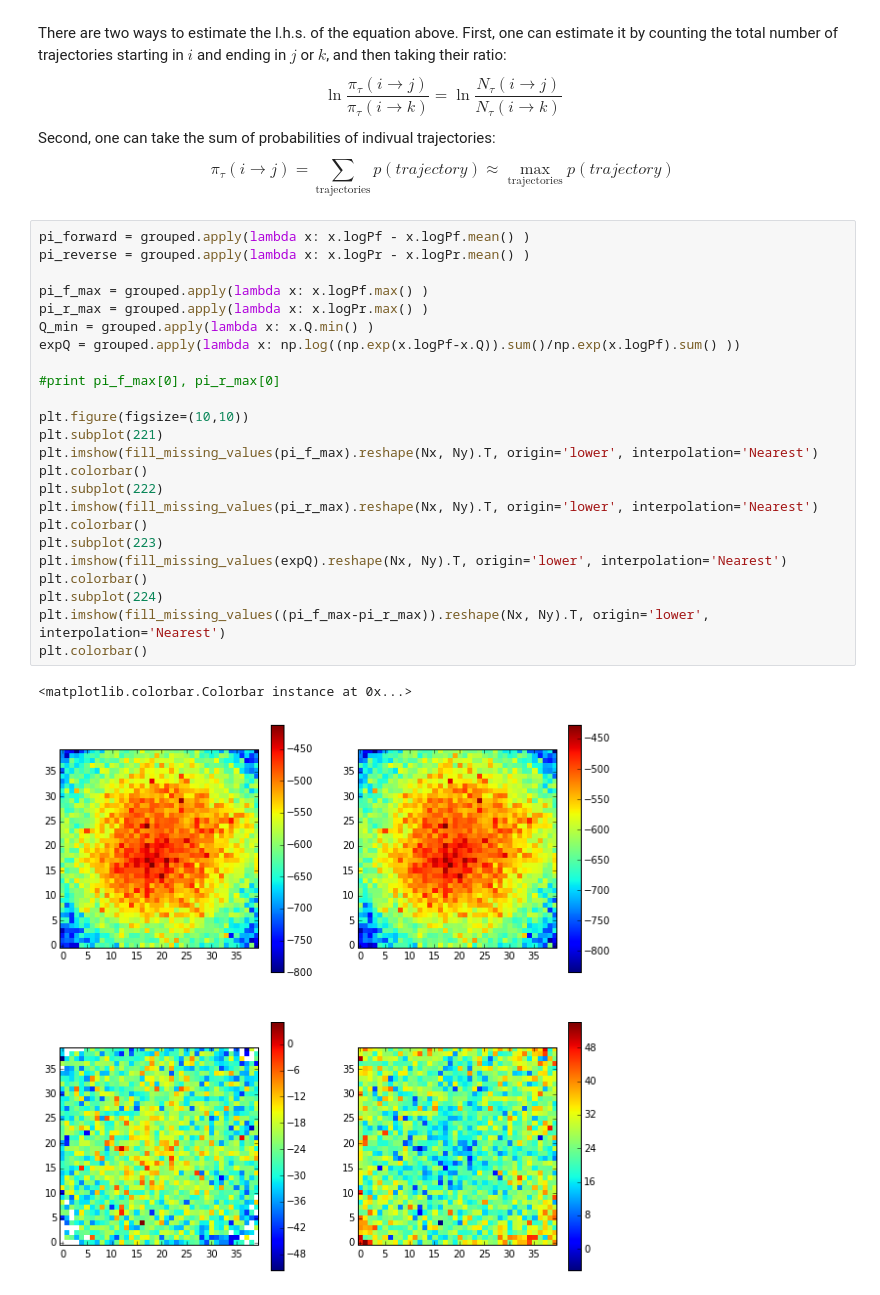
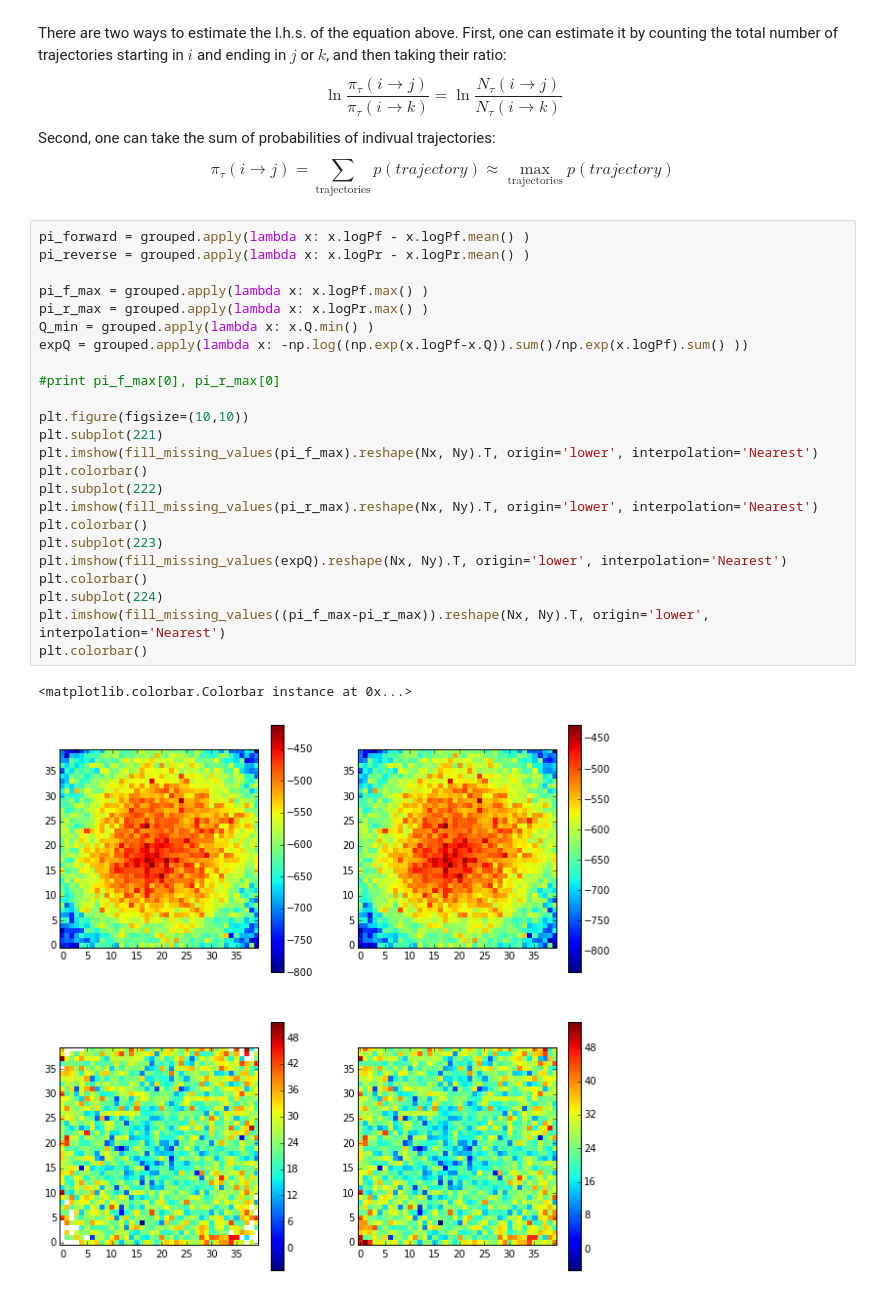
Before and after one commit to nperunov/ipython_notebook_shared, a Jupyter notebook: plot_logPf_Q.ipynb, the cells around one changed output. Cells and saved outputs as stored; diff of their text form.

```diff
--- a/plot_logPf_Q.ipynb
+++ b/plot_logPf_Q.ipynb
@@ -205,27 +236,27 @@ Second, one can take the sum of probabilities of indivual trajectories:
 # %%
 pi_forward = grouped.apply(lambda x: x.logPf - x.logPf.mean() )
 pi_reverse = grouped.apply(lambda x: x.logPr - x.logPr.mean() )
 
 pi_f_max = grouped.apply(lambda x: x.logPf.max() )
 pi_r_max = grouped.apply(lambda x: x.logPr.max() )
 Q_min = grouped.apply(lambda x: x.Q.min() )
-expQ = grouped.apply(lambda x: np.log((np.exp(x.logPf-x.Q)).sum()/np.exp(x.logPf).sum() ))
+expQ = grouped.apply(lambda x: -np.log((np.exp(x.logPf-x.Q)).sum()/np.exp(x.logPf).sum() ))
 
 #print pi_f_max[0], pi_r_max[0]
 
 plt.figure(figsize=(10,10))
 plt.subplot(221)
 plt.imshow(fill_missing_values(pi_f_max).reshape(Nx, Ny).T, origin='lower', interpolation='Nearest')
 plt.colorbar()
 plt.subplot(222)
 plt.imshow(fill_missing_values(pi_r_max).reshape(Nx, Ny).T, origin='lower', interpolation='Nearest')
 plt.colorbar()
 plt.subplot(223)
 plt.imshow(fill_missing_values(expQ).reshape(Nx, Ny).T, origin='lower', interpolation='Nearest')
 plt.colorbar()
 plt.subplot(224)
 plt.imshow(fill_missing_values((pi_f_max-pi_r_max)).reshape(Nx, Ny).T, origin='lower', interpolation='Nearest')
 plt.colorbar()
 # %% [output]
 <matplotlib.colorbar.Colorbar instance at 0x...>
-[figure, old version]
+[figure, new version]
```
Also changed, not shown: parts of 15 cells of this notebook.
